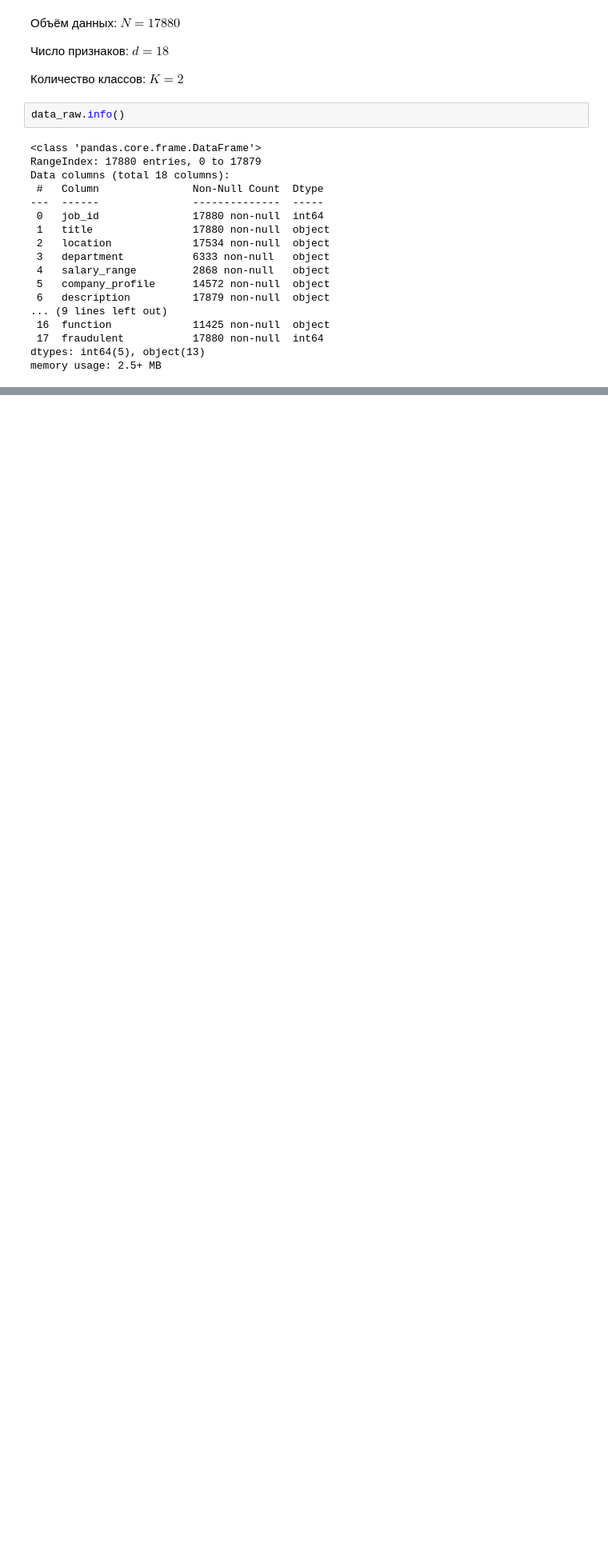
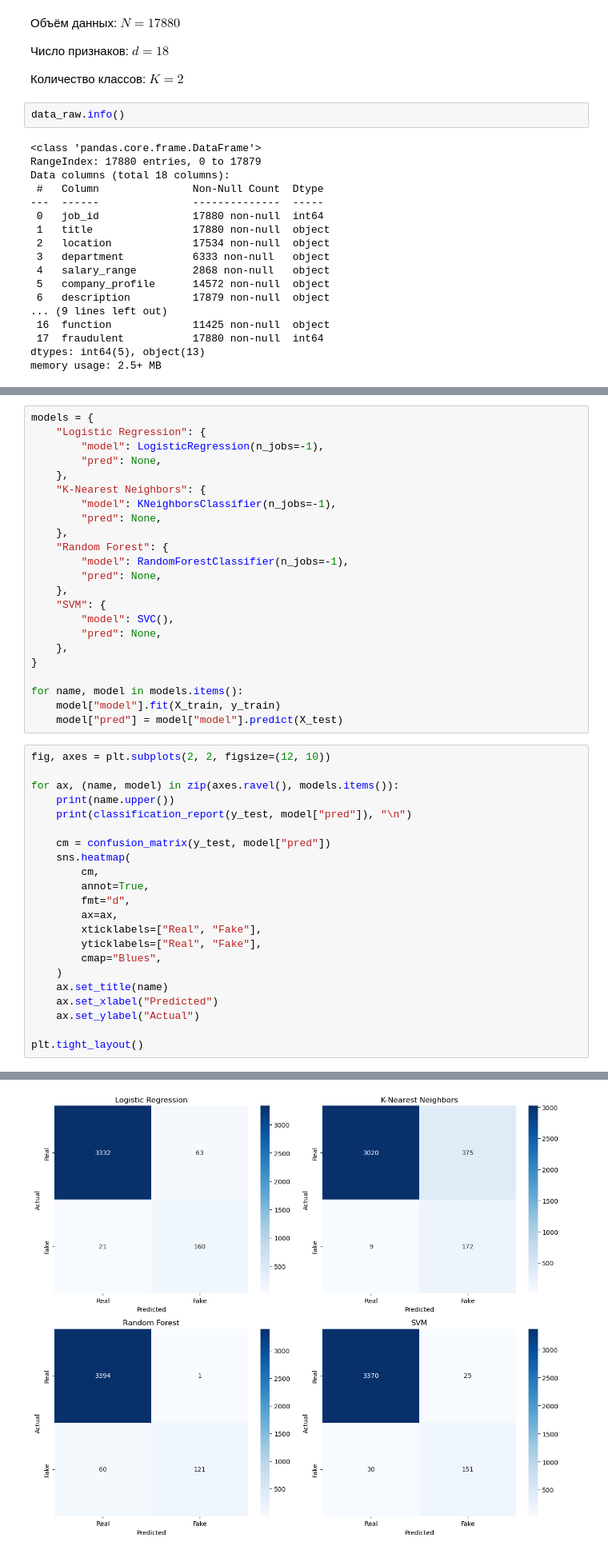
Before and after one commit to oleg-w570/real-or-fake-job-posting, a Jupyter notebook: real_or_fake_job_posting.ipynb, the cells around one changed output, grey strips where cells are left out. Shown at 80% size. Saved outputs shown, nothing was run; the diff lists cells and outputs as text; blank space fills up the shorter version.

```diff
--- a/real_or_fake_job_posting.ipynb
+++ b/real_or_fake_job_posting.ipynb
@@ -88,0 +340,46 @@ array([nan, '20000-28000', '100000-120000', '120000-150000',
+# %%
+models = {
+    "Logistic Regression": {
+        "model": LogisticRegression(n_jobs=-1),
+        "pred": None,
+    },
+    "K-Nearest Neighbors": {
+        "model": KNeighborsClassifier(n_jobs=-1),
+        "pred": None,
+    },
+    "Random Forest": {
+        "model": RandomForestClassifier(n_jobs=-1),
+        "pred": None,
+    },
+    "SVM": {
+        "model": SVC(),
+        "pred": None,
+    },
+}
+
+for name, model in models.items():
+    model["model"].fit(X_train, y_train)
+    model["pred"] = model["model"].predict(X_test)
+# %%
+fig, axes = plt.subplots(2, 2, figsize=(12, 10))
+
+for ax, (name, model) in zip(axes.ravel(), models.items()):
+    print(name.upper())
+    print(classification_report(y_test, model["pred"]), "\n")
+
+    cm = confusion_matrix(y_test, model["pred"])
+    sns.heatmap(
+        cm,
+        annot=True,
+        fmt="d",
+        ax=ax,
+        xticklabels=["Real", "Fake"],
+        yticklabels=["Real", "Fake"],
+        cmap="Blues",
+    )
+    ax.set_title(name)
+    ax.set_xlabel("Predicted")
+    ax.set_ylabel("Actual")
+
+plt.tight_layout()
+# %% [output]
@@ -88,0 +403 @@ array([nan, '20000-28000', '100000-120000', '120000-150000',
+[figure, added]
```
Also changed, not shown: parts of 42 cells of this notebook.
